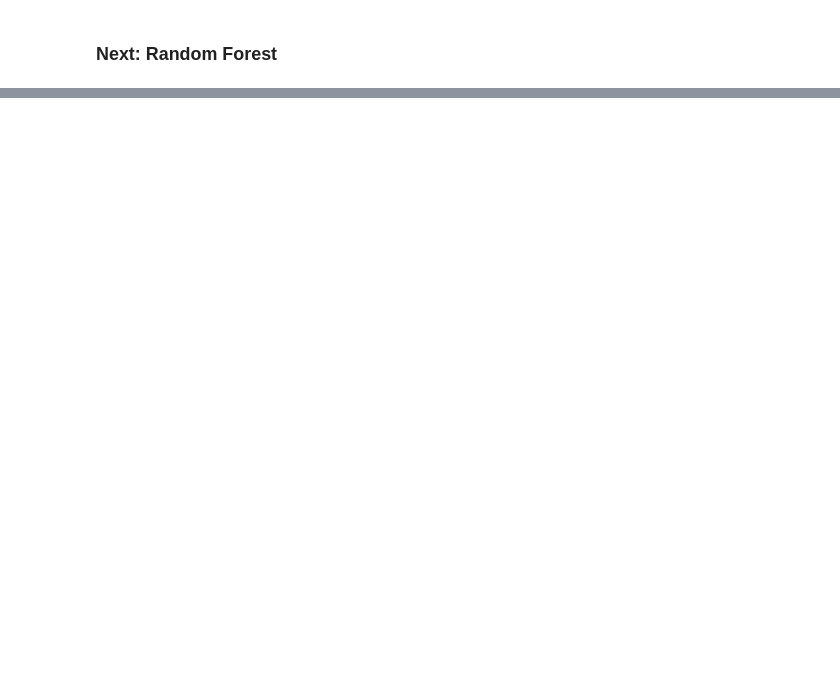
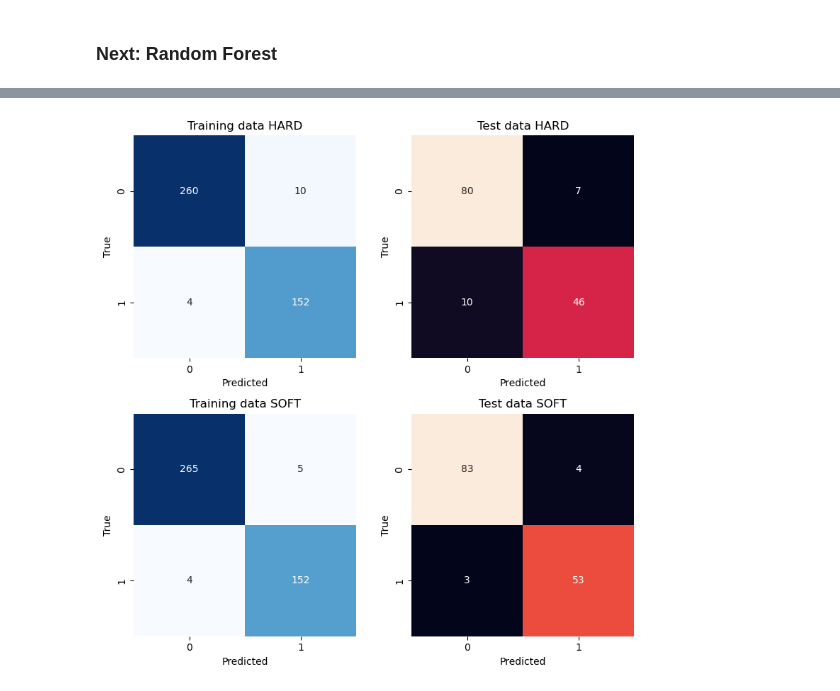
Before and after one commit to g0ld3ner/breast-cancer-voting-classifier, a Jupyter notebook: breast_cancer_analytics.ipynb, the cells around one changed output, grey strips where cells are left out. Cells and saved outputs as stored; diff of their text form; code cells hidden in the pictures; blank space fills up the shorter version.

```diff
--- a/breast_cancer_analytics.ipynb
+++ b/breast_cancer_analytics.ipynb
@@ -389,0 +433,14 @@ weighted avg       1.00      1.00      1.00       114
+# %%
+## Voting results for the TRAINING data [SOFT]
+print("train")
+y_train_pred_soft_vote = voting_clf_soft.predict(X_train)
+print(classification_report(y_train, y_train_pred_soft_vote))
+print(confusion_matrix(y_train, y_train_pred_soft_vote))
+
+print(50*"-")
+
+## Voting results for the TEST data [SOFT]
+print("test")
+y_test_pred_soft_vote = voting_clf_soft.predict(X_test)
+print(classification_report(y_test, y_test_pred_soft_vote))
+print(confusion_matrix(y_test, y_test_pred_soft_vote))
@@ -390 +465,33 @@ weighted avg       1.00      1.00      1.00       114
+# %%
+fig, axes = plt.subplots(2, 2, figsize=(8, 8))
+
+# Training data [HARD Voting]
+sns.heatmap(confusion_matrix(y_train, y_train_pred_hard_vote), ax=axes[0, 0], cmap='Blues', annot=True, fmt="d", cbar=False, square=True)
+axes[0, 0].set_title("Training data HARD")
+axes[0, 0].set_xlabel("Predicted")
+axes[0, 0].set_ylabel("True")
+
+# Test data [HARD Voting]
+sns.heatmap(confusion_matrix(y_test, y_test_pred_hard_vote), ax=axes[0, 1], annot=True, fmt="d", cbar=False, square=True)
+axes[0, 1].set_title("Test data HARD")
+axes[0, 1].set_xlabel("Predicted")
+axes[0, 1].set_ylabel("True")
+
+
+# Training data (SOFT Voting)
+sns.heatmap(confusion_matrix(y_train, y_train_pred_soft_vote), ax=axes[1, 0], cmap='Blues', annot=True, fmt="d", cbar=False, square=True)
+axes[1, 0].set_title(f"Training data SOFT")
+axes[1, 0].set_xlabel("Predicted")
+axes[1, 0].set_ylabel("True")
+
+# Test data (SOFT Voting)
+sns.heatmap(confusion_matrix(y_test, y_test_pred_soft_vote), ax=axes[1, 1], annot=True, fmt="d", cbar=False, square=True)
+axes[1, 1].set_title(f"Test data SOFT")
+axes[1, 1].set_xlabel("Predicted")
+axes[1, 1].set_ylabel("True")
+
+plt.tight_layout()
+plt.show()
+# %% [output]
+[figure, added]
 # %% [markdown]
```
Also changed, not shown: parts of 37 cells of this notebook, 1 other file.
